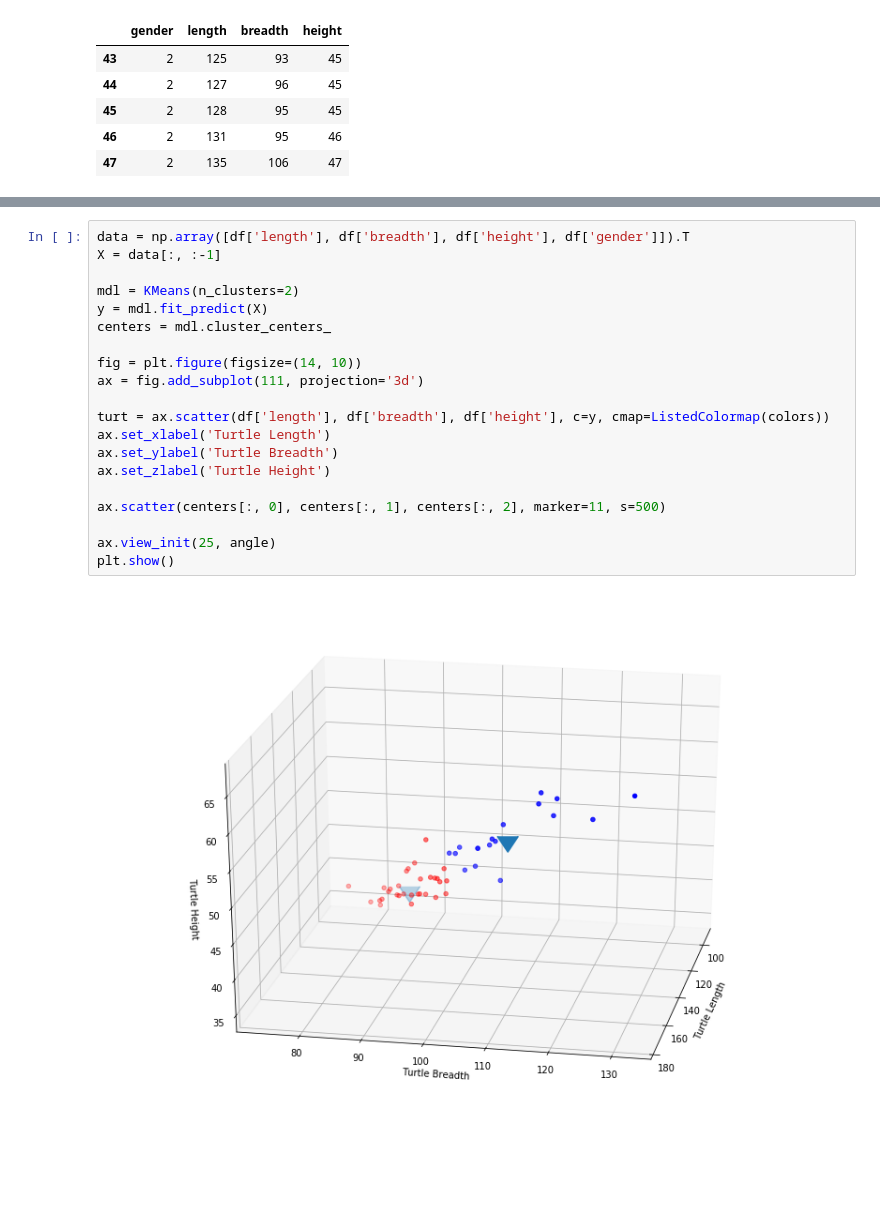
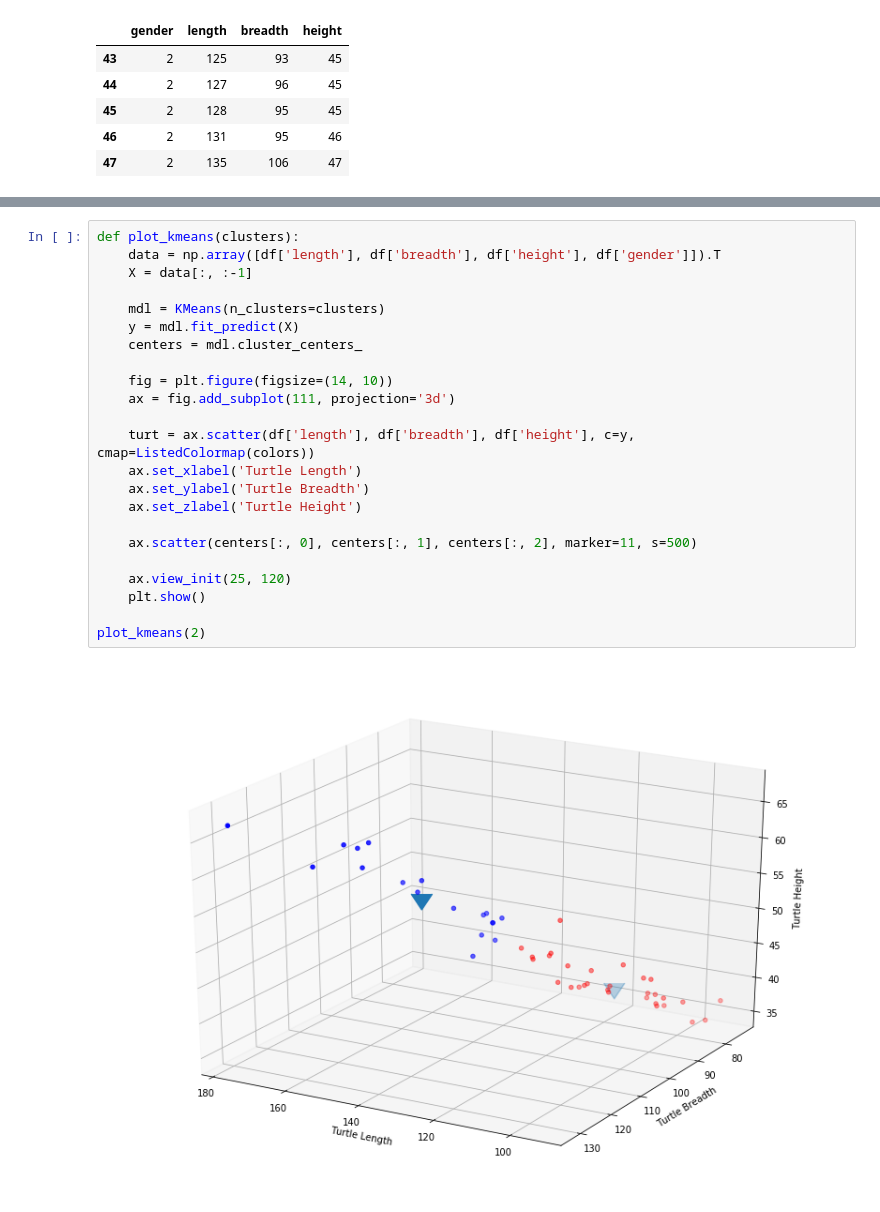
Before and after one commit to willshiao/acm-ds-workshop, a Jupyter notebook: Introduction to Data Science - k-Means.ipynb, the cells around one changed output, grey strips where cells are left out. Saved outputs shown, nothing was run; the diff lists cells and outputs as text; blank space fills up the shorter version.

```diff
--- a/Introduction to Data Science - k-Means.ipynb
+++ b/Introduction to Data Science - k-Means.ipynb
@@ -49,22 +49,25 @@ plt.draw()
 # %%
-data = np.array([df['length'], df['breadth'], df['height'], df['gender']]).T
-X = data[:, :-1]
+def plot_kmeans(clusters):
+    data = np.array([df['length'], df['breadth'], df['height'], df['gender']]).T
+    X = data[:, :-1]
 
-mdl = KMeans(n_clusters=2)
-y = mdl.fit_predict(X)
-centers = mdl.cluster_centers_
+    mdl = KMeans(n_clusters=clusters)
+    y = mdl.fit_predict(X)
+    centers = mdl.cluster_centers_
 
-fig = plt.figure(figsize=(14, 10))
-ax = fig.add_subplot(111, projection='3d')
+    fig = plt.figure(figsize=(14, 10))
+    ax = fig.add_subplot(111, projection='3d')
 
-turt = ax.scatter(df['length'], df['breadth'], df['height'], c=y, cmap=ListedColormap(colors))
-ax.set_xlabel('Turtle Length')
-ax.set_ylabel('Turtle Breadth')
-ax.set_zlabel('Turtle Height')
+    turt = ax.scatter(df['length'], df['breadth'], df['height'], c=y, cmap=ListedColormap(colors))
+    ax.set_xlabel('Turtle Length')
+    ax.set_ylabel('Turtle Breadth')
+    ax.set_zlabel('Turtle Height')
 
-ax.scatter(centers[:, 0], centers[:, 1], centers[:, 2], marker=11, s=500)
+    ax.scatter(centers[:, 0], centers[:, 1], centers[:, 2], marker=11, s=500)
 
-ax.view_init(25, angle)
-plt.show()
+    ax.view_init(25, 120)
+    plt.show()
+
+plot_kmeans(2)
 # %% [output]
-[figure, old version]
+[figure, new version]
```
Also changed, not shown: parts of 4 cells of this notebook.
